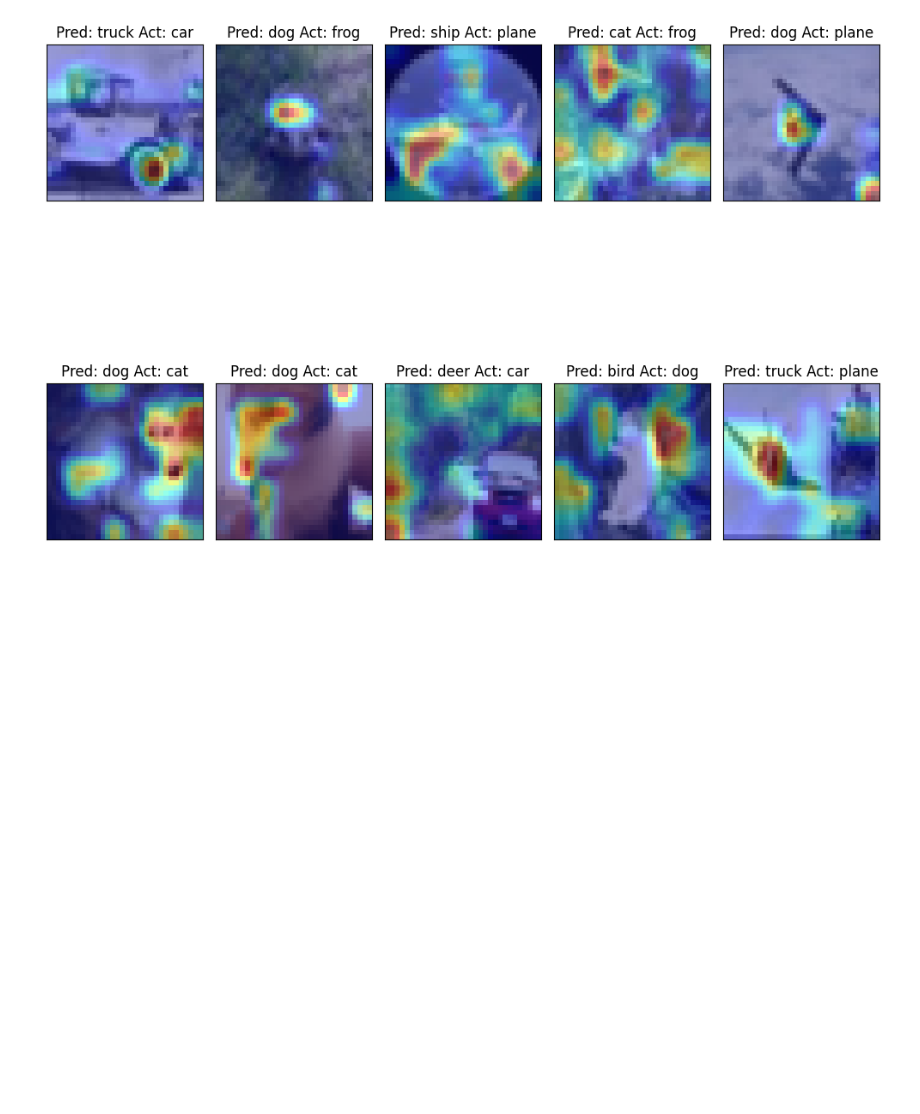
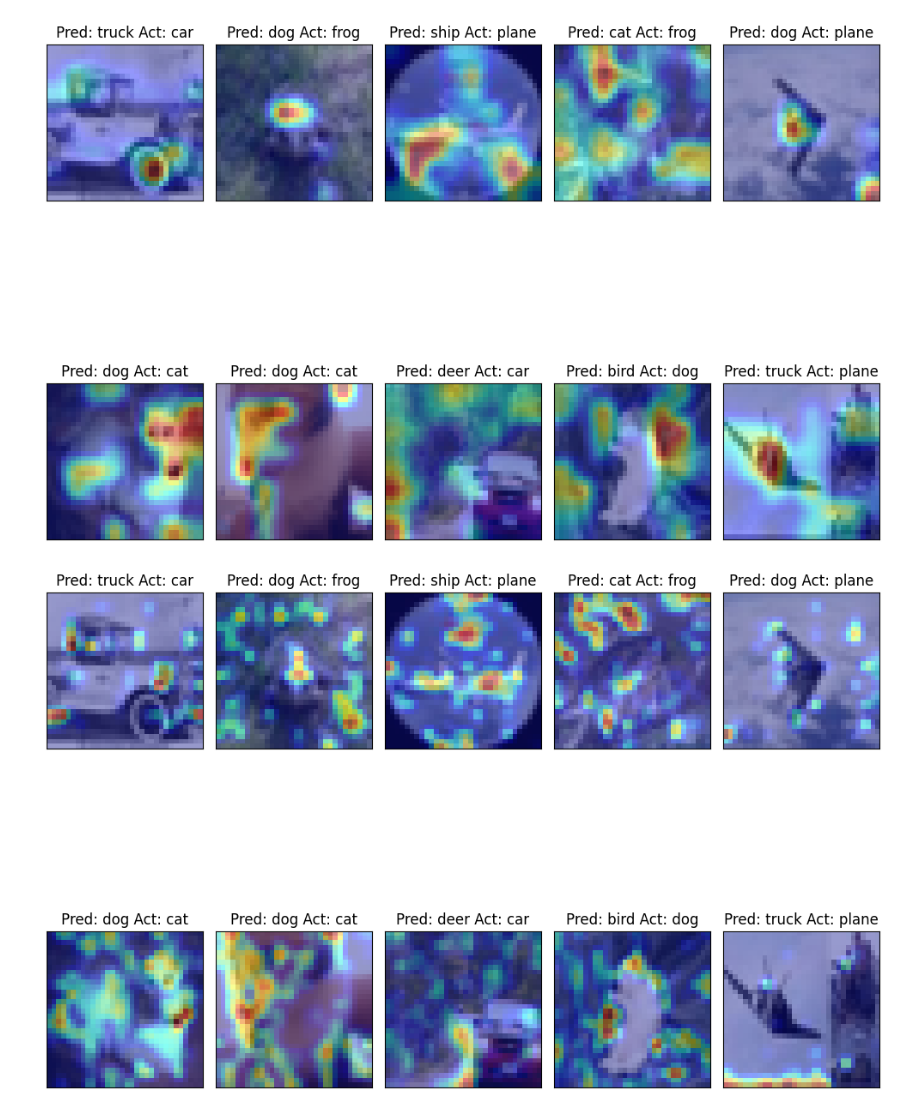
Before and after one commit to aakashvardhan/s11-gradcam, a Jupyter notebook: notebooks/show_gradcam_output.ipynb, the cells around one changed output. Cells and saved outputs as stored; diff of their text form; code cells hidden in the pictures; blank space fills up the shorter version.

```diff
--- a/notebooks/show_gradcam_output.ipynb
+++ b/notebooks/show_gradcam_output.ipynb
@@ -126,3 +126,8 @@ target_layers = [model.layer3[-2]]
 display_gradcam_output(misclass_data,config['classes'],model,target_layers)
 # %% [output]
 [figure]
+# %%
+target_layers = [model.layer2[-2]]
+display_gradcam_output(misclass_data,config['classes'],model,target_layers)
+# %% [output]
+[figure, added]
```
Also changed, not shown: 1 other file.
